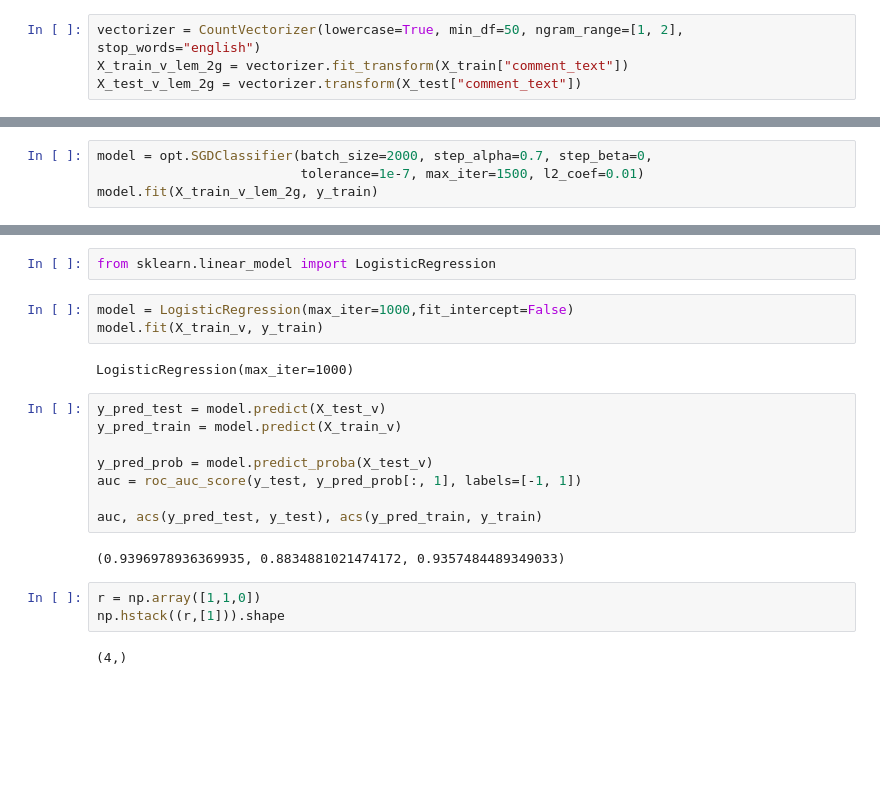
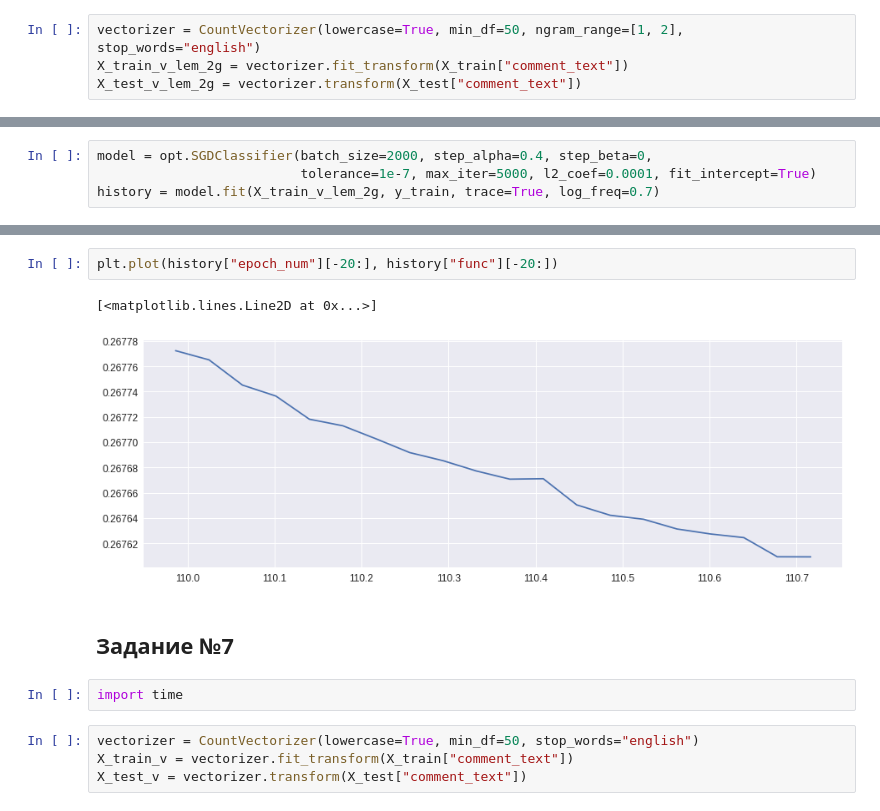
Before and after one commit to Tytskiy/Study, a Jupyter notebook: mmp-fall-2020/practicum/hm-6(linear)/experiments.ipynb, the cells around one changed output, grey strips where cells are left out. Drawn from its saved outputs; the diff is of its cells as text; blank space fills up the shorter version.

```diff
--- a/mmp-fall-2020/practicum/hm-6(linear)/experiments.ipynb
+++ b/mmp-fall-2020/practicum/hm-6(linear)/experiments.ipynb
@@ -555,7 +519,7 @@ X_train_v_lem_2g.shape
 # %%
-model = opt.SGDClassifier(batch_size=2000, step_alpha=0.7, step_beta=0,
-                          tolerance=1e-7, max_iter=1500, l2_coef=0.01)
-model.fit(X_train_v_lem_2g, y_train)
+model = opt.SGDClassifier(batch_size=2000, step_alpha=0.4, step_beta=0,
+                          tolerance=1e-7, max_iter=5000, l2_coef=0.0001, fit_intercept=True)
+history = model.fit(X_train_v_lem_2g, y_train, trace=True, log_freq=0.7)
 # %%
 y_pred_test = model.predict(X_test_v_lem_2g)
 y_pred_train = model.predict(X_train_v_lem_2g)
@@ -569,22 +533,13 @@ auc, acs(y_pred_test, y_test), acs(y_pred_train, y_train)
-# %%
-from sklearn.linear_model import LogisticRegression
-# %%
-model = LogisticRegression(max_iter=1000,fit_intercept=False)
-model.fit(X_train_v, y_train)
-# %% [output]
-LogisticRegression(max_iter=1000)
-# %%
-y_pred_test = model.predict(X_test_v)
-y_pred_train = model.predict(X_train_v)
-
-y_pred_prob = model.predict_proba(X_test_v)
-auc = roc_auc_score(y_test, y_pred_prob[:, 1], labels=[-1, 1])
-
-auc, acs(y_pred_test, y_test), acs(y_pred_train, y_train)
-# %% [output]
-(0.9396978936369935, 0.8834881021474172, 0.9357484489349033)
-# %%
-r = np.array([1,1,0])
-np.hstack((r,[1])).shape
-# %% [output]
-(4,)
+# %%
+plt.plot(history["epoch_num"][-20:], history["func"][-20:])
+# %% [output]
+[<matplotlib.lines.Line2D at 0x...>]
+[figure, added]
+# %% [markdown]
+## Задание №7
+# %%
+import time
+# %%
+vectorizer = CountVectorizer(lowercase=True, min_df=50, stop_words="english")
+X_train_v = vectorizer.fit_transform(X_train["comment_text"])
+X_test_v = vectorizer.transform(X_test["comment_text"])
```
Also changed, not shown: parts of 48 cells of this notebook, 4 other files.
